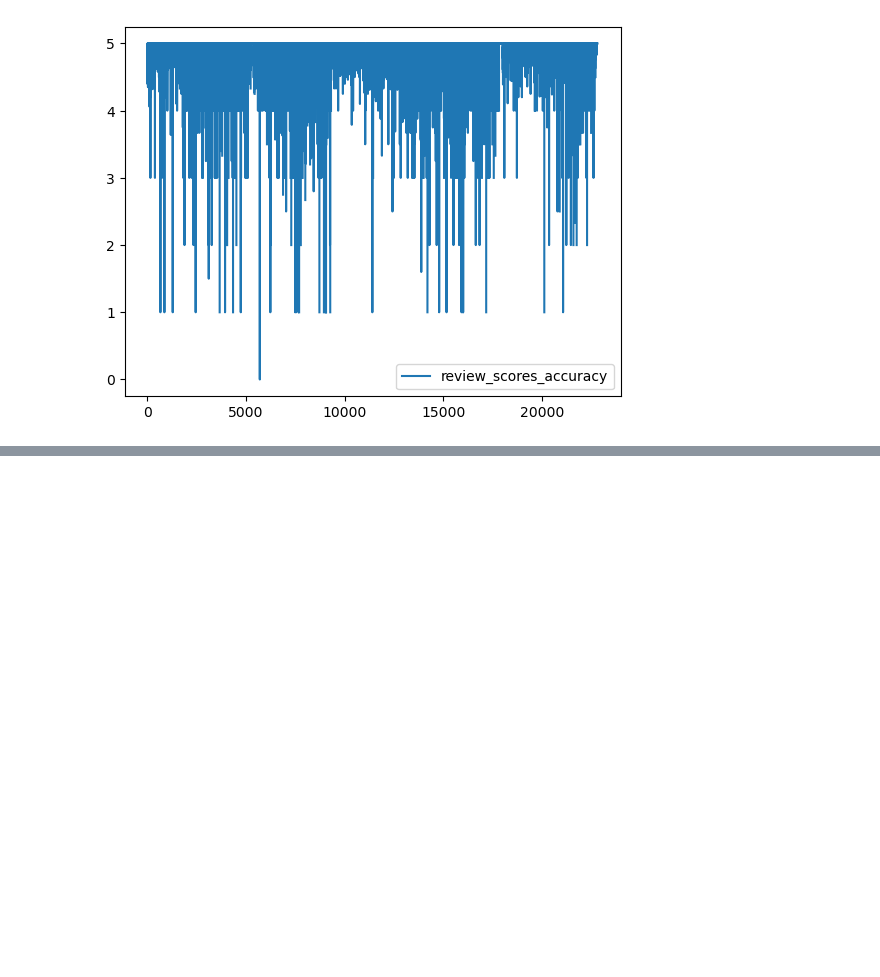
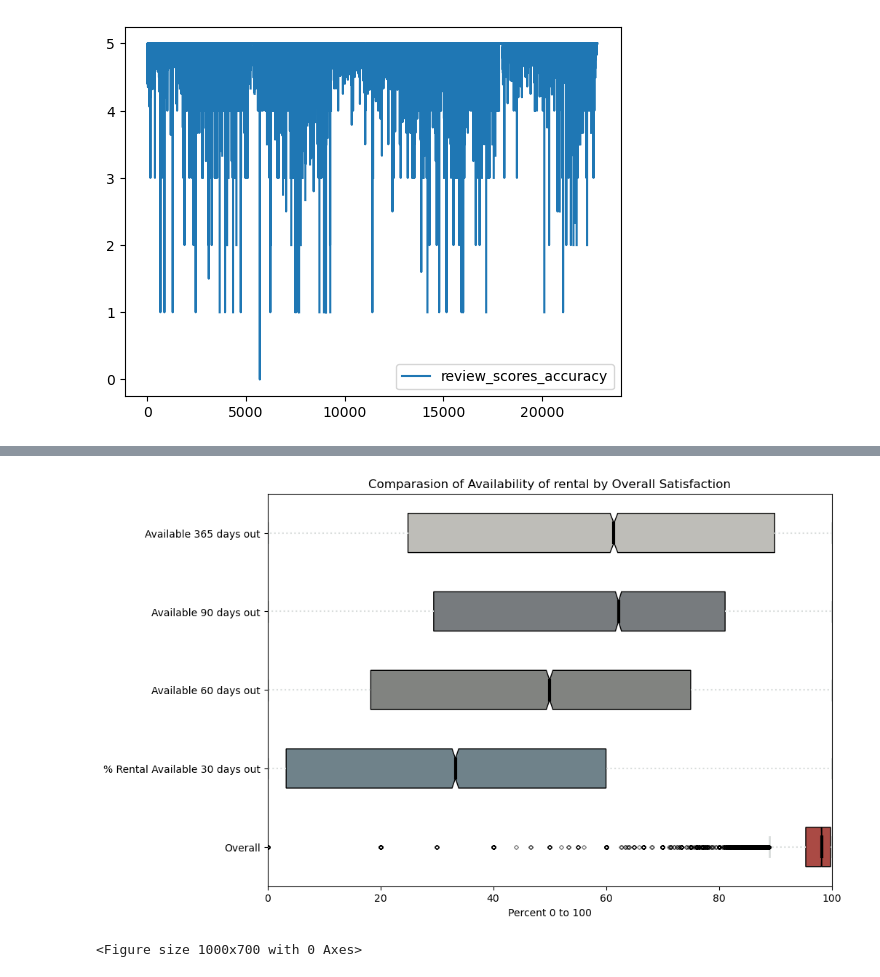
Before and after one commit to bmckimmy/Panda-o-rama, a Jupyter notebook: JZD_files/Overall_Rating-arrival-of-the-birds.ipynb, the cells around one changed output, grey strips where cells are left out. Cells and saved outputs as stored; diff of their text form; code cells hidden in the pictures; blank space fills up the shorter version.

```diff
--- a/JZD_files/Overall_Rating-arrival-of-the-birds.ipynb
+++ b/JZD_files/Overall_Rating-arrival-of-the-birds.ipynb
@@ -269,2 +296,56 @@ plt.show()
+# %%
+# looking at reviews and overall sat this will be included in the slide deck
+
+columns_to_plot = [
+    "overall_rating_percent",
+    "avail_30_percent",
+    "avail_60_percent",
+    "avail_90_percent",
+    "avail_365_percent"
+]
+
+# drops all values that we don't care about and creates a new group named data
+data = [var_int_df[column].dropna().values for column in columns_to_plot]
+
+fig, ax = plt.subplots(figsize=(10, 7))
+
+bp = ax.boxplot(data, patch_artist=True, notch=True, vert=0)
+
+# Set x-axis limits between 0 and 100
+ax.set_xlim(0, 100)
+
+# these are HEX colors you can look up online
+colors = ['#AA4A44','#6f828a', '#818380', '#777b7e', '#bebdb8']
+
+for patch, color in zip(bp['boxes'], colors):
+    patch.set_facecolor(color)
+
+for whisker in bp['whiskers']:
+    whisker.set(color='#d9dddc', linewidth=1.5, linestyle=':')
+
+for cap in bp['caps']:
+    cap.set(color='#d9dddc', linewidth=2)
+
+for median in bp['medians']:
+    median.set(color='black', linewidth=3)
+
+for flier in bp['fliers']:
+    flier.set(marker='D', color='#d9dddc', alpha=0.5, markersize = 3)
+
+ax.set_yticklabels(["Overall", "% Rental Available 30 days out",
+    "Available 60 days out", "Available 90 days out", "Available 365 days out"])
+
+plt.title("Comparasion of Availability of rental by Overall Satisfaction")
+ax.set_xlabel("Percent 0 to 100")
+ax.get_yaxis().tick_left()
+
+fig_hist = plt.figure(figsize=(10, 7))
+# Save the figure as a PNG file
+fig_hist.savefig("Histo_avail.png")
+
+plt.show()
+# %% [output]
+[figure, added]
+<Figure size 1000x700 with 0 Axes>
 # %%
 # Making a small df just to look at correlations
```
Also changed, not shown: parts of 16 cells of this notebook, 4 other files.
